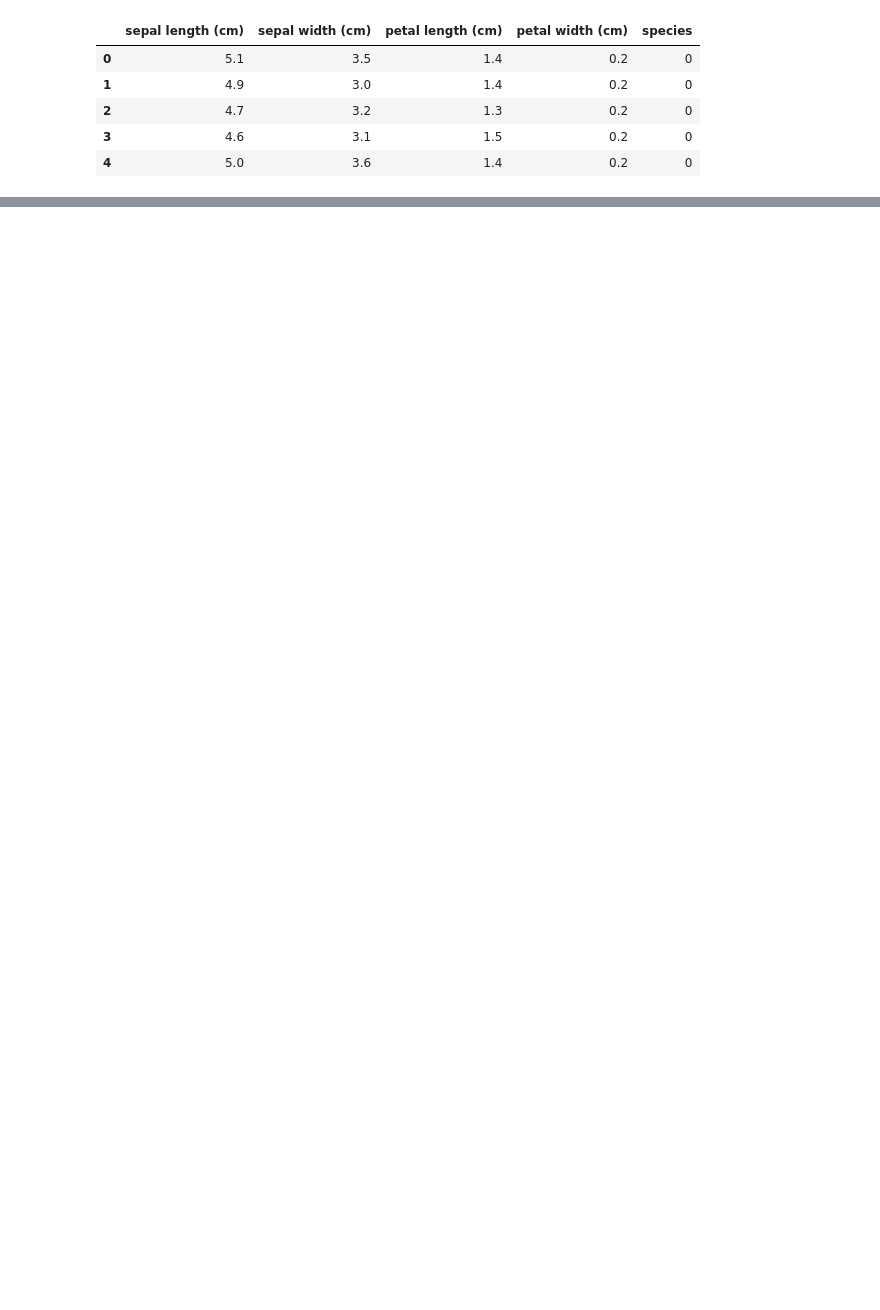
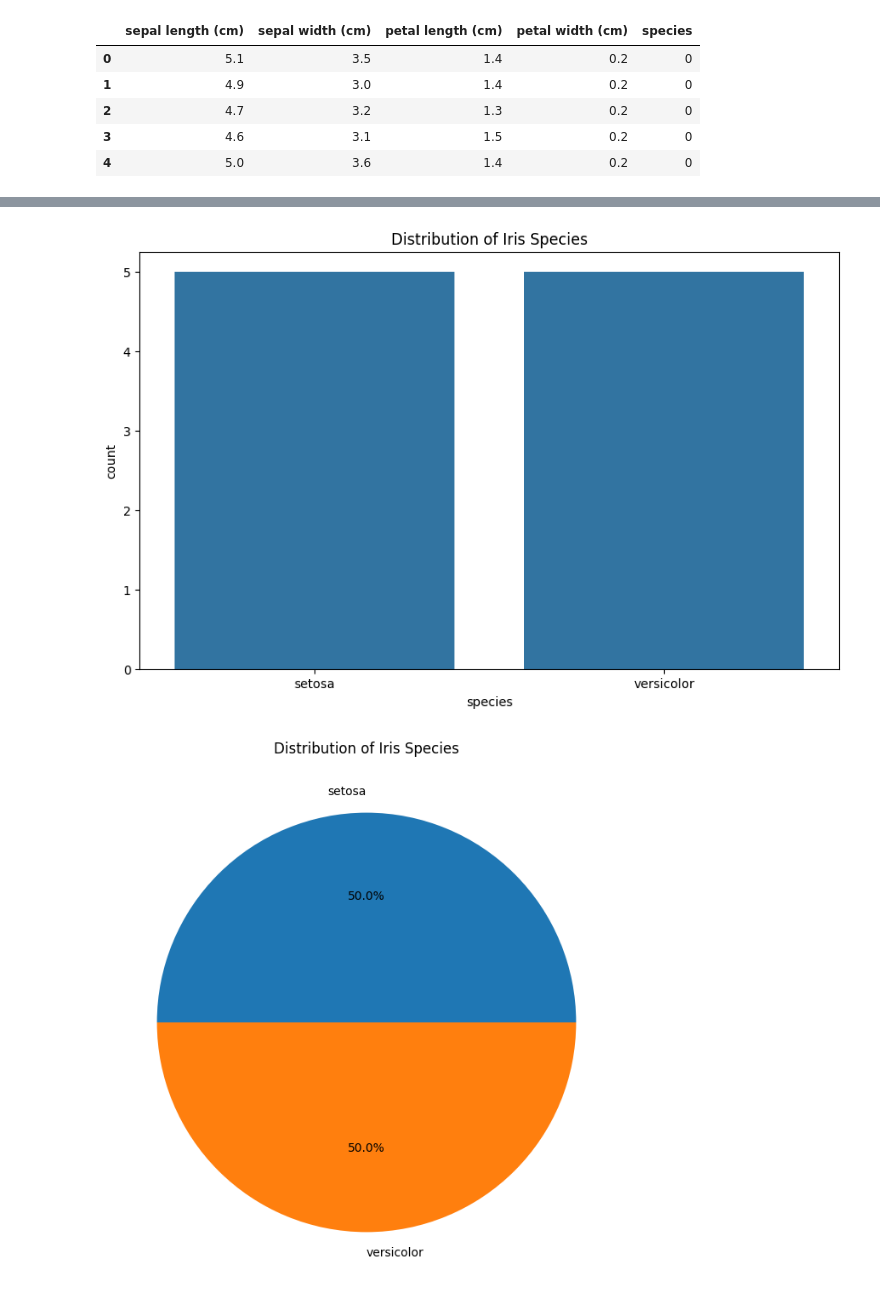
Before and after one commit to OrewaKimi/Machine_Learning, a Jupyter notebook: Data.ipynb, the cells around one changed output, grey strips where cells are left out. Saved outputs shown, nothing was run; the diff lists cells and outputs as text; code cells hidden in the pictures; blank space fills up the shorter version.

```diff
--- a/Data.ipynb
+++ b/Data.ipynb
@@ -139,0 +221,16 @@ print(df.describe())
+# %%
+# Visualisasi Kelas: Distribusi kelas dalam dataset dapat divisualisasikan menggunakan count plot atau pie chart.
+# Count plot untuk distribusi kelas
+plt.figure(figsize=(10, 6))
+sns.countplot(x='species', data=df)
+plt.title('Distribution of Iris Species')
+plt.show()
+
+# Pie chart untuk distribusi kelas
+df['species'].value_counts().plot.pie(autopct='%1.1f%%', figsize=(8, 8))
+plt.title('Distribution of Iris Species')
+plt.ylabel('')
+plt.show()
+# %% [output]
+[figure, added]
+[figure, added]
```
Also changed, not shown: parts of 13 cells of this notebook.
